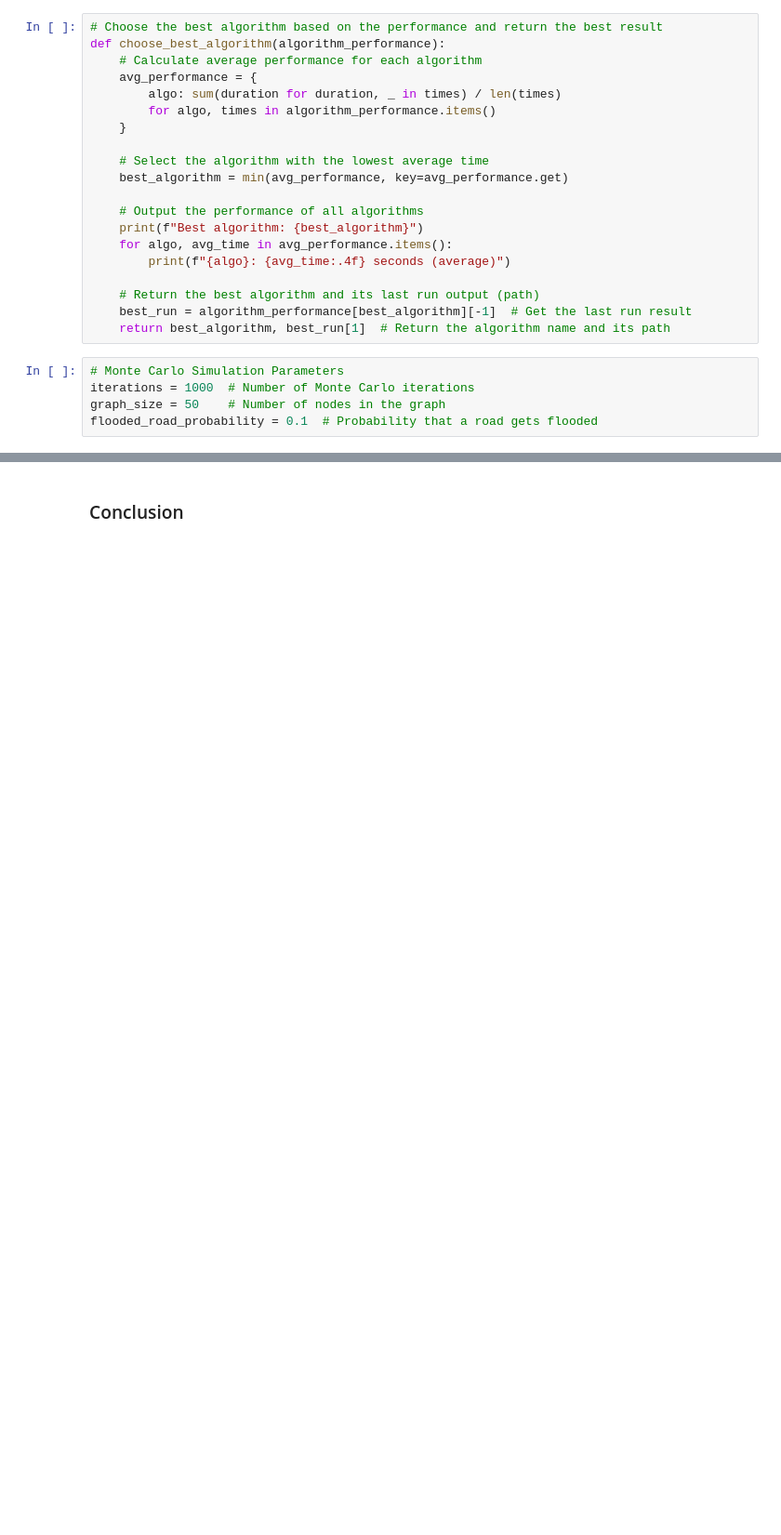
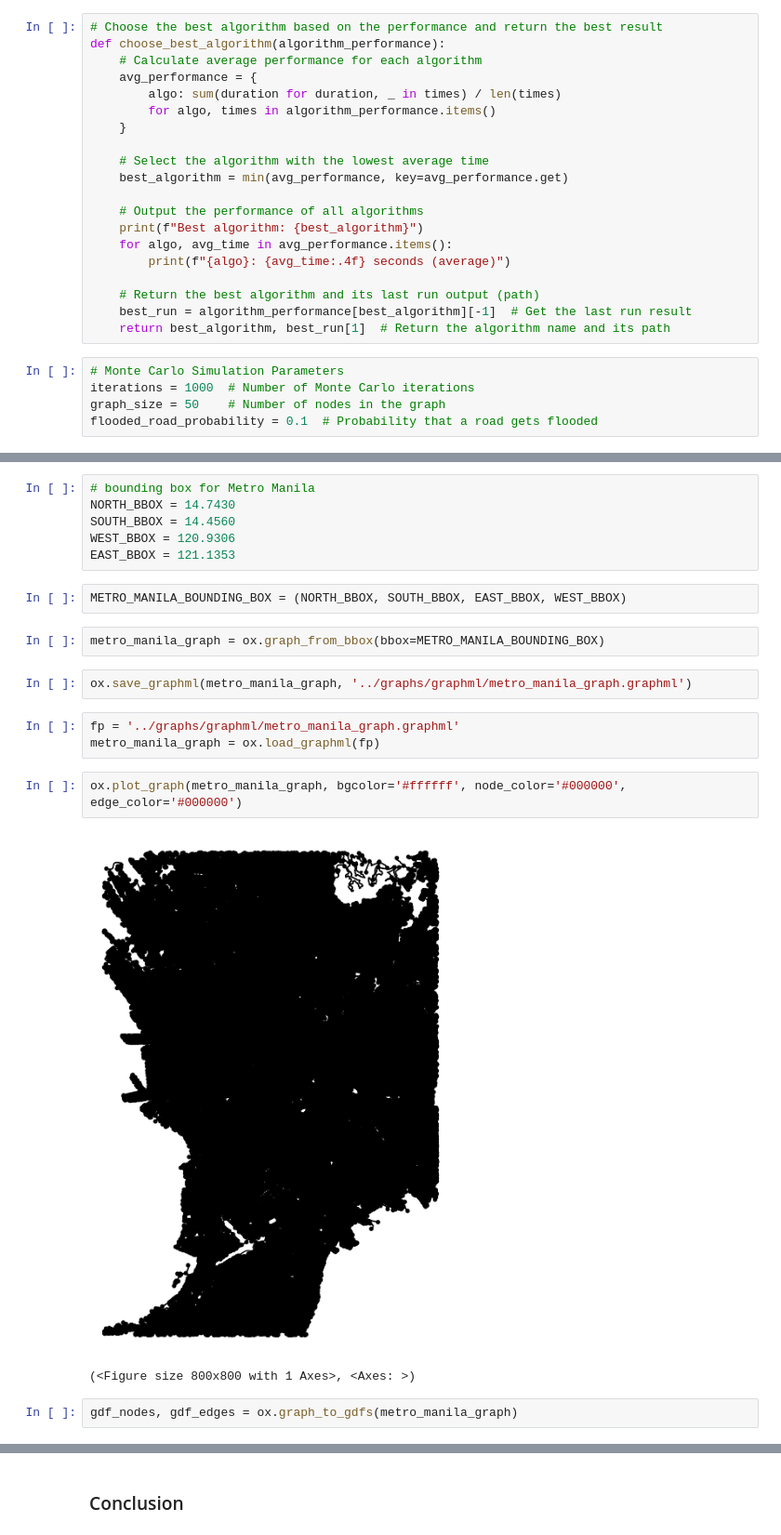
Before and after one commit to Nick-Miras/JeepneyRerouting, a Jupyter notebook: notebooks/monte_carlo_simulation.ipynb, the cells around one changed output, grey strips where cells are left out. Shown at 93% size. Drawn from its saved outputs; the diff is of its cells as text; blank space fills up the shorter version.

```diff
--- a/notebooks/monte_carlo_simulation.ipynb
+++ b/notebooks/monte_carlo_simulation.ipynb
@@ -205,0 +180,22 @@ Best path found by Bidirectional: [43, 42]
+# %%
+# bounding box for Metro Manila
+NORTH_BBOX = 14.7430
+SOUTH_BBOX = 14.4560
+WEST_BBOX = 120.9306
+EAST_BBOX = 121.1353
+# %%
+METRO_MANILA_BOUNDING_BOX = (NORTH_BBOX, SOUTH_BBOX, EAST_BBOX, WEST_BBOX)
+# %%
+metro_manila_graph = ox.graph_from_bbox(bbox=METRO_MANILA_BOUNDING_BOX)
+# %%
+ox.save_graphml(metro_manila_graph, '../graphs/graphml/metro_manila_graph.graphml')
+# %%
+fp = '../graphs/graphml/metro_manila_graph.graphml'
+metro_manila_graph = ox.load_graphml(fp)
+# %%
+ox.plot_graph(metro_manila_graph, bgcolor='#ffffff', node_color='#000000', edge_color='#000000')
+# %% [output]
+[figure, added]
+(<Figure size 800x800 with 1 Axes>, <Axes: >)
+# %%
+gdf_nodes, gdf_edges = ox.graph_to_gdfs(metro_manila_graph)
```
Also changed, not shown: parts of 15 cells of this notebook, 10 other files.
